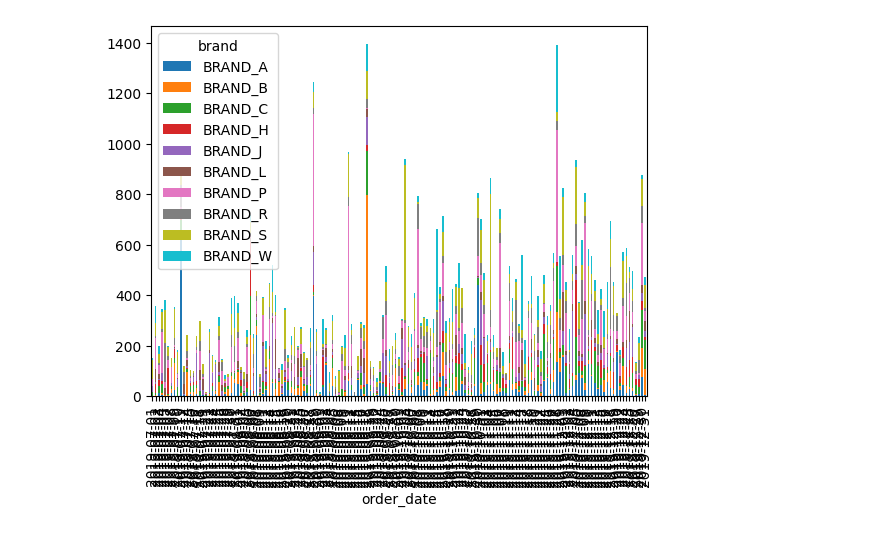
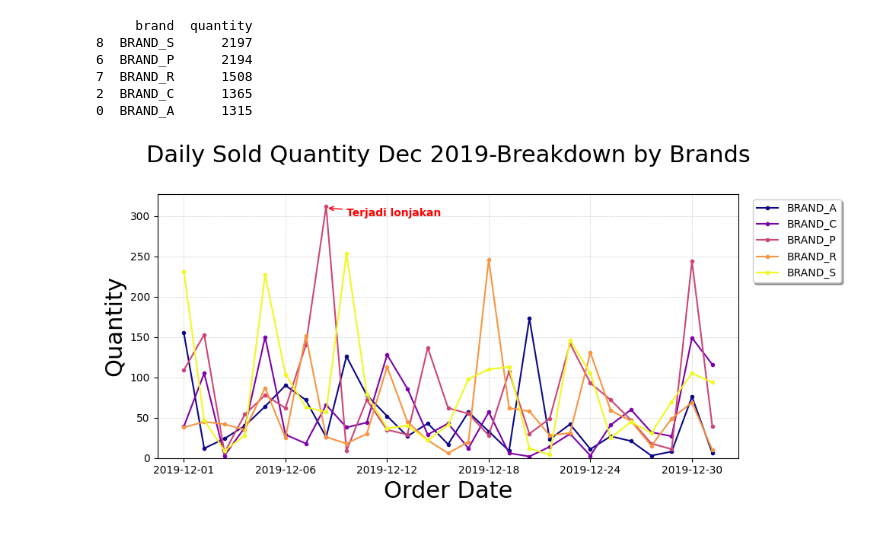
Before and after one commit to GilangPrasetyo/miniproject-g231210145, a Jupyter notebook: MiniProject_G231210145.ipynb, the cells around one changed output. Saved outputs shown, nothing was run; the diff lists cells and outputs as text; code cells hidden in the pictures.

```diff
--- a/MiniProject_G231210145.ipynb
+++ b/MiniProject_G231210145.ipynb
@@ -22,7 +21,0 @@ plt.show()
-# %%
-import datetime
-import pandas as pd
-import matplotlib.pyplot as plt
-
-dataset = pd.read_csv('https://dqlab-dataset.s3-ap-southeast-1.amazonaws.com/retail_raw_reduced.csv')
-dataset.head(20)
@@ -47,29 +22,35 @@ dataset.head(20)
-# %%
-import pandas as pd
-import matplotlib.pyplot as plt
-
-# Memuat data dari file .csv
-dataset = pd.read_csv('https://dqlab-dataset.s3-ap-southeast-1.amazonaws.com/retail_raw_reduced.csv')
-
-# Memproses data untuk mendapatkan kuantitas top brands
-top_brands_quantity = dataset.groupby('brand')['quantity'].sum().nlargest(5)
-max_quantity_brand = top_brands_quantity.idxmax()
-max_quantity_value = top_brands_quantity[max_quantity_brand]
-
-# Menampilkan lonjakan yang signifikan pada brand P
-brand_P_data = dataset[dataset['brand'] == 'BRAND_P']
-lonjakan_value = brand_P_data[brand_P_data['order_date'] == '2019-12-06']['quantity'].values[0]
-
-# Membuat stacked bar-chart untuk top 5 brands
-top_5_brands = dataset.groupby(['order_date', 'brand'])['quantity'].sum().unstack().fillna(0)
-top_5_brands.plot(kind='bar', stacked=True)
-
-# Menambahkan anotasi untuk lonjakan pada brand P
-if lonjakan_value > 100:
-    plt.annotate('Lonjakan!', xy=('2019-12-06', lonjakan_value), xytext=('2019-12-06', lonjakan_value+100),
-                 arrowprops=dict(facecolor='red', arrowstyle='->'))
-
-# Menampilkan grafik
-plt.show()
-# %% [output]
-[figure, removed]
+# %%
+#mengambil informasi top 5 brands berdasarkan quantity
+top_brands = (dataset[dataset['order_month']=='2019-12'].groupby('brand')['quantity']
+                .sum()
+                .reset_index()
+                .sort_values(by='quantity',ascending=False)
+                .head(5))
+#membuat dataframe baru, filter hanya di bulan Desember 2019 dan hanya top 5 brands
+dataset_top5brand_dec = dataset[(dataset['order_month']=='2019-12') & (dataset['brand'].isin(top_brands['brand'].to_list()))]
+# print top brands
+print(top_brands)
+# %% [output]
+     brand  quantity
+8  BRAND_S      2197
+6  BRAND_P      2194
+7  BRAND_R      1508
+2  BRAND_C      1365
+0  BRAND_A      1315
+# %%
+dataset_top5brand_dec.groupby(['order_date','brand'])['quantity'].sum().unstack().plot(marker='.', cmap='plasma')
+plt.title('Daily Sold Quantity Dec 2019-Breakdown by Brands',loc='center',pad=30, fontsize=22)
+plt.xlabel('Order Date', fontsize = 22)
+plt.ylabel('Quantity',fontsize = 22)
+plt.grid(color='darkgray', linestyle=':', linewidth=0.5)
+plt.ylim(ymin=0)
+plt.legend(loc='upper center', bbox_to_anchor=(1.1, 1), shadow=True, ncol=1)
+plt.annotate('Terjadi lonjakan', xy=(7, 310), xytext=(8, 300),
+             weight='bold', color='red',
+             arrowprops=dict(arrowstyle='->',
+                             connectionstyle="arc3",
+                             color='red'))
+plt.gcf().set_size_inches(10, 5)
+plt.tight_layout()
+# %% [output]
+[figure, added]
```
Also changed, not shown: parts of 7 cells of this notebook.
